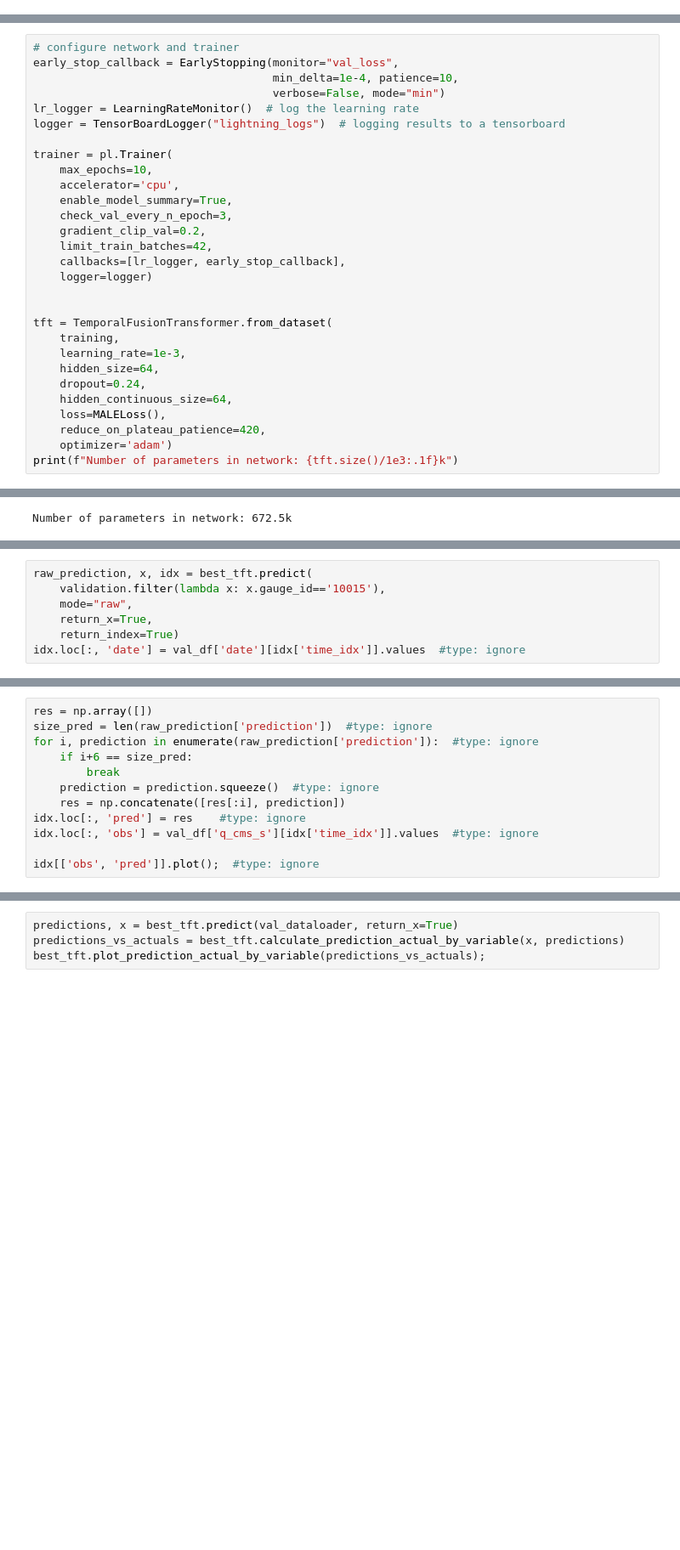
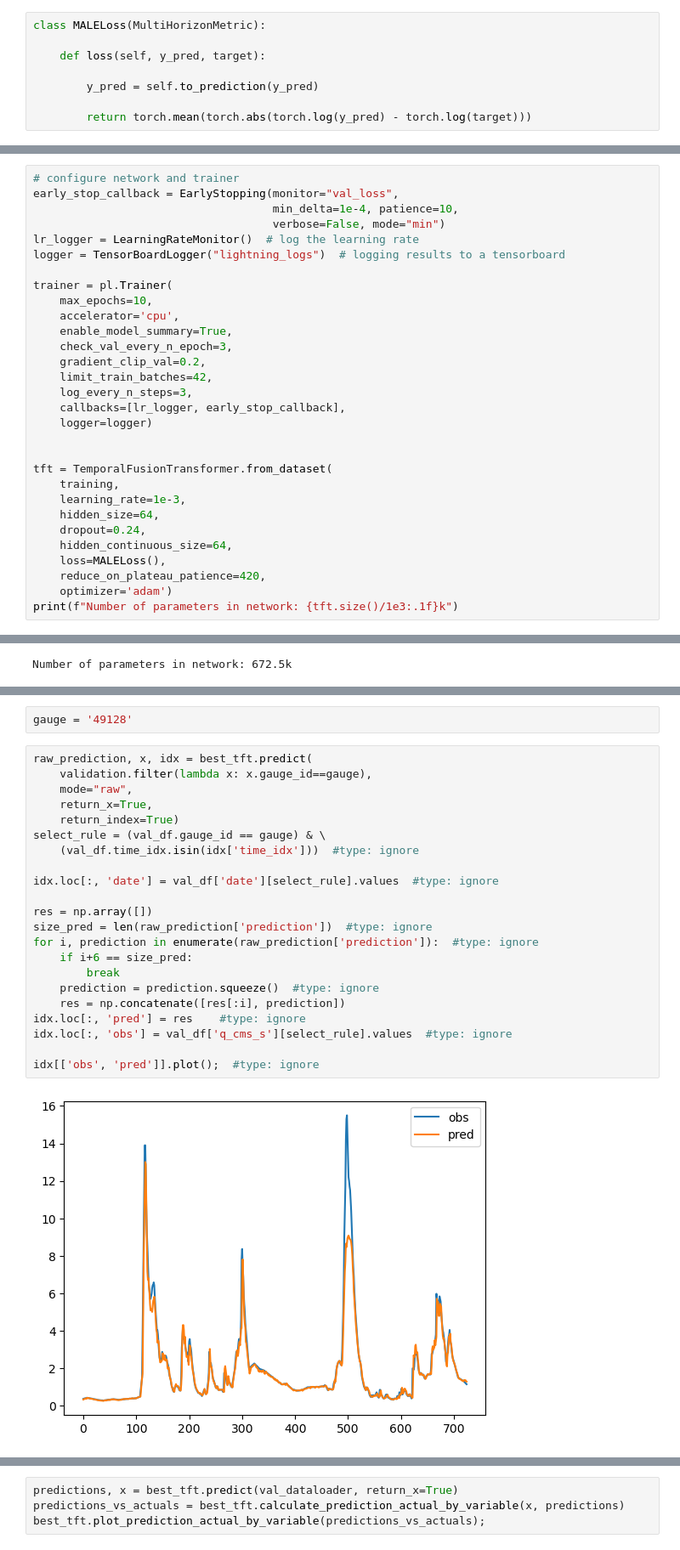
Before and after one commit to dmbrmv/my_dissertation, a Jupyter notebook: forecast/model_launch.ipynb, the cells around one changed output, grey strips where cells are left out. Shown at 85% size. Drawn from its saved outputs; the diff is of its cells as text; blank space fills up the shorter version.

```diff
--- a/forecast/model_launch.ipynb
+++ b/forecast/model_launch.ipynb
@@ -170,5 +178,13 @@ baseline_predictions = Baseline().predict(val_dataloader)
 # %% [markdown]
 ### Find optimal learning rate
+# %%
+class MALELoss(MultiHorizonMetric):
+
+    def loss(self, y_pred, target):
+
+        y_pred = self.to_prediction(y_pred)
+
+        return torch.mean(torch.abs(torch.log(y_pred) - torch.log(target)))
 # %%
 class MALELoss(MultiHorizonMetric):
 
@@ -231,6 +248,7 @@ trainer = pl.Trainer(
     check_val_every_n_epoch=3,
     gradient_clip_val=0.2,
     limit_train_batches=42,
+    log_every_n_steps=3,
     callbacks=[lr_logger, early_stop_callback],
     logger=logger)
 
@@ -319,7 +336,0 @@ tensor(156.9221)
-# %%
-raw_prediction, x, idx = best_tft.predict(
-    validation.filter(lambda x: x.gauge_id=='10015'),
-    mode="raw",
-    return_x=True,
-    return_index=True)
-idx.loc[:, 'date'] = val_df['date'][idx['time_idx']].values  #type: ignore
@@ -326,12 +341,26 @@ idx.loc[:, 'date'] = val_df['date'][idx['time_idx']].values  #type: ignore
+# %%
+gauge = '49128'
 # %%
+raw_prediction, x, idx = best_tft.predict(
+    validation.filter(lambda x: x.gauge_id==gauge),
+    mode="raw",
+    return_x=True,
+    return_index=True)
+select_rule = (val_df.gauge_id == gauge) & \
+    (val_df.time_idx.isin(idx['time_idx']))  #type: ignore
+
+idx.loc[:, 'date'] = val_df['date'][select_rule].values  #type: ignore
+
 res = np.array([])
 size_pred = len(raw_prediction['prediction'])  #type: ignore
 for i, prediction in enumerate(raw_prediction['prediction']):  #type: ignore
     if i+6 == size_pred:
         break
     prediction = prediction.squeeze()  #type: ignore
     res = np.concatenate([res[:i], prediction])
 idx.loc[:, 'pred'] = res    #type: ignore
-idx.loc[:, 'obs'] = val_df['q_cms_s'][idx['time_idx']].values  #type: ignore
+idx.loc[:, 'obs'] = val_df['q_cms_s'][select_rule].values  #type: ignore
 
 idx[['obs', 'pred']].plot();  #type: ignore
+# %% [output]
+[figure, added]
```
Also changed, not shown: parts of 15 cells of this notebook.
